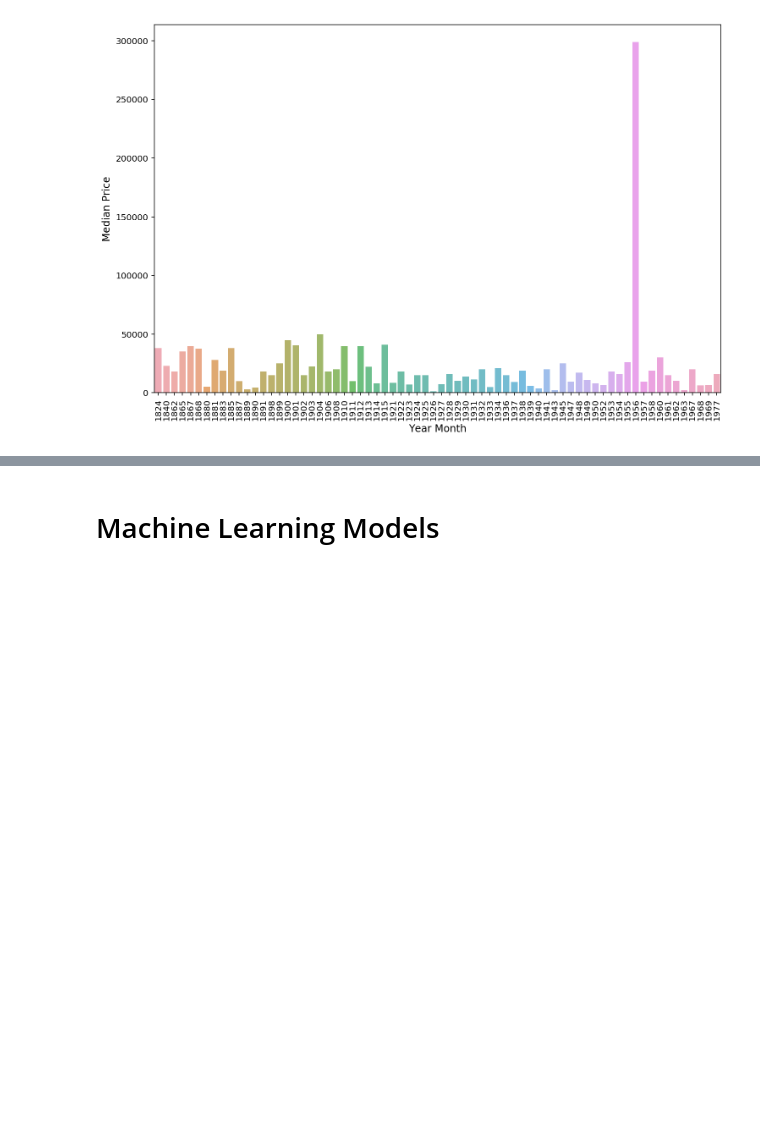
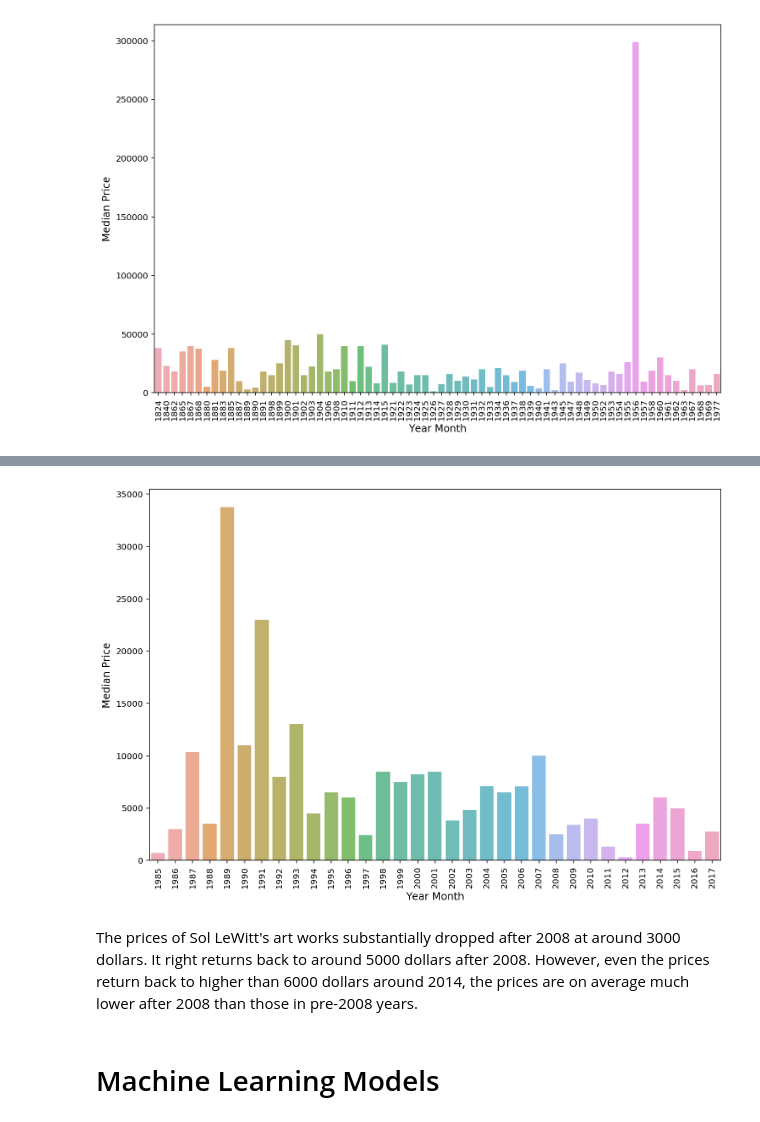
Before and after one commit to choutinezhou/Arthena, a Jupyter notebook: data_science_problem_choutineZhou.ipynb, the cells around one changed output, grey strips where cells are left out. Drawn from its saved outputs; the diff is of its cells as text; code cells hidden in the pictures; blank space fills up the shorter version.

Commit message:
add visualization of trends of Sol LeWitt's works

```diff
--- a/data_science_problem_choutineZhou.ipynb
+++ b/data_science_problem_choutineZhou.ipynb
@@ -72,6 +72,9 @@ measurement_width_cm       int64
 title                     object
 year_of_execution         object
 dtype: object
+# %%
+# transform auction date to datetime data type
+df['auction_date'] = pd.to_datetime(df['auction_date'])
 # %% [markdown]
 # Missing Values
 # %%
@@ -205,0 +213,4 @@ plt.show()
+# %%
+# filter the Sol LeWitt's art work and group the auction date by year
+
+solLew=df_1.loc[df_1['artist_name'] == 'Sol LeWitt'].groupby(df_1.auction_date.dt.year)['hammer_price'].aggregate(np.median).reset_index()
@@ -206,3 +227,15 @@ plt.show()
+# %%
+# visualize the trand by date
+plt.figure(figsize=(12,8))
+sns.barplot(solLew.auction_date.values, solLew.hammer_price.values, alpha=0.8)
+plt.ylabel('Median Price', fontsize=12)
+plt.xlabel('Year Month', fontsize=12)
+plt.xticks(rotation='vertical')
+plt.show()
+# %% [output]
+[figure, added]
+# %% [markdown]
+The prices of Sol LeWitt's art works substantially dropped after 2008 at around 3000 dollars. It right returns back to around 5000 dollars after 2008. However, even the prices return back to higher than 6000 dollars around 2014, the prices are on average much lower after 2008 than those in pre-2008 years.
 # %% [markdown]
 # Machine Learning Models
 # %%
```
Also changed, not shown: parts of 3 cells of this notebook, 1 other file.
